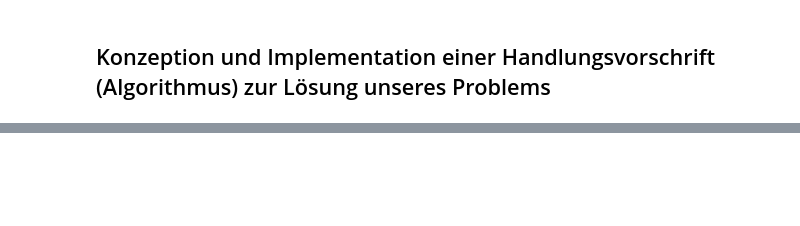
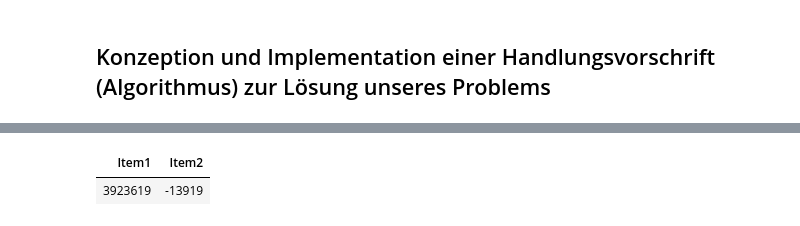
Before and after one commit to CSBiology/BioInfoIntro, a Jupyter notebook: Praktikumstag.ipynb, the cells around one changed output, grey strips where cells are left out. Cells and saved outputs as stored; diff of their text form; code cells hidden in the pictures; blank space fills up the shorter version.

```diff
--- a/Praktikumstag.ipynb
+++ b/Praktikumstag.ipynb
@@ -224,0 +291,7 @@ In der Literatur werden reverse und forward Stränge gemäß der Syntheserichtun
+# %%
+result
+|> Array.indexed
+|> Array.minBy snd
+# %% [output]
+| Item1 | Item2 |
+| 3923619 | -13919 |
```
Also changed, not shown: parts of 41 cells of this notebook, 2 other files.
